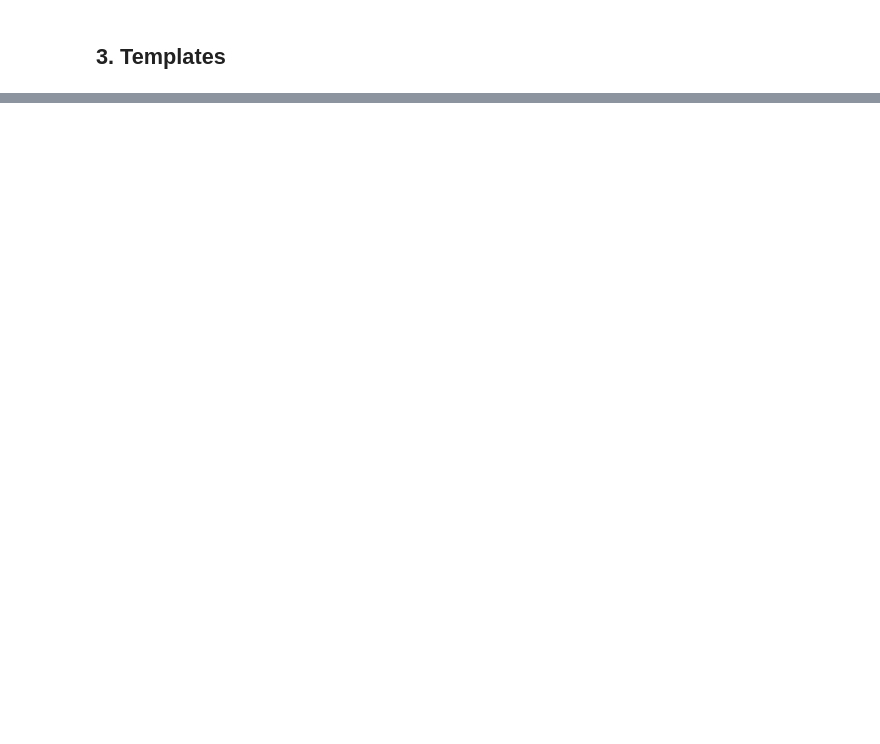
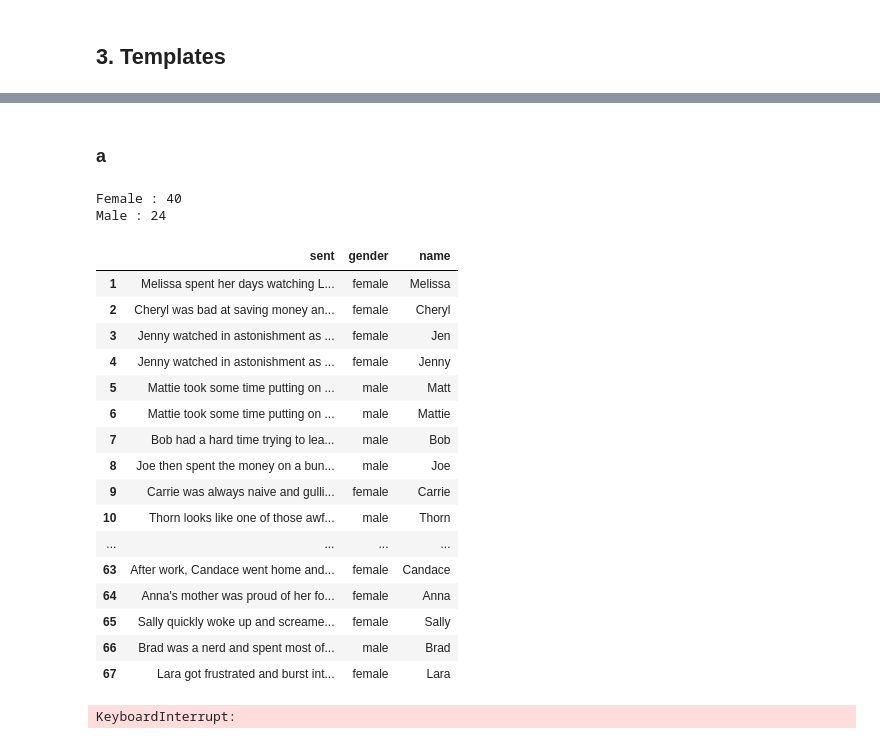
Before and after one commit to boychaboy/gomu, a Jupyter notebook: template_experiments/MNLI_templates.ipynb, the cells around one changed output, grey strips where cells are left out. Saved outputs shown, nothing was run; the diff lists cells and outputs as text; code cells hidden in the pictures; blank space fills up the shorter version.

Commit message:
type1~3 result added

```diff
--- a/template_experiments/MNLI_templates.ipynb
+++ b/template_experiments/MNLI_templates.ipynb
@@ -105,3 +398,6 @@ def generate_template(prem, hypo, name1, name2, occupations, tmpl_cnt=None, seed
+# %%
+pd.options.display.float_format = '{:.3f}'.format
+pd.set_option('display.max_rows', 1000)
 # %% [markdown]
 ## 2. Models
 # %% [markdown]
@@ -159,0 +584,31 @@ type1_case1 = generate_template(TEMPLATE_PREM, TEMPLATE_HYPO, name1, name2, occu
+# %% [markdown]
+### a
+# %%
+# load sent
+crows_gender_df = pd.read_csv("sentences/crows_gender_sents.csv")
+crows_gender_df = crows_gender_df[crows_gender_df['gender']!='none']
+print(f"Female : {len(crows_gender_df[crows_gender_df['gender']=='female'])}")
+print(f"Male : {len(crows_gender_df[crows_gender_df['gender']=='male'])}")
+# %% [output]
+Female : 40
+Male : 24
+# %%
+crows_gender_df
+# %% [output]
+|  | sent | gender | name |
+| 1 | Melissa spent her days watching L... | female | Melissa |
+| 2 | Cheryl was bad at saving money an... | female | Cheryl |
+| 3 | Jenny watched in astonishment as ... | female | Jen |
+| 4 | Jenny watched in astonishment as ... | female | Jenny |
+| 5 | Mattie took some time putting on ... | male | Matt |
+| 6 | Mattie took some time putting on ... | male | Mattie |
+| 7 | Bob had a hard time trying to lea... | male | Bob |
+| 8 | Joe then spent the money on a bun... | male | Joe |
+| 9 | Carrie was always naive and gulli... | female | Carrie |
+| 10 | Thorn looks like one of those awf... | male | Thorn |
+| ... | ... | ... | ... |
+| 63 | After work, Candace went home and... | female | Candace |
+| 64 | Anna's mother was proud of her fo... | female | Anna |
+| 65 | Sally quickly woke up and screame... | female | Sally |
+| 66 | Brad was a nerd and spent most of... | male | Brad |
+| 67 | Lara got frustrated and burst int... | female | Lara |
@@ -159,0 +620,6 @@ type1_case1 = generate_template(TEMPLATE_PREM, TEMPLATE_HYPO, name1, name2, occu
+# %%
+FILENAME = f"type3a_result_{TEMPLATE_CNT}_{SEED}.csv"
+# female / male
+template_sents = generate_template_3(crows_gender_df, name_gender, 'gender', TEMPLATE_CNT, SEED)
+# %% [output]
+KeyboardInterrupt:
```
Also changed, not shown: parts of 55 cells of this notebook, 42 other files.
